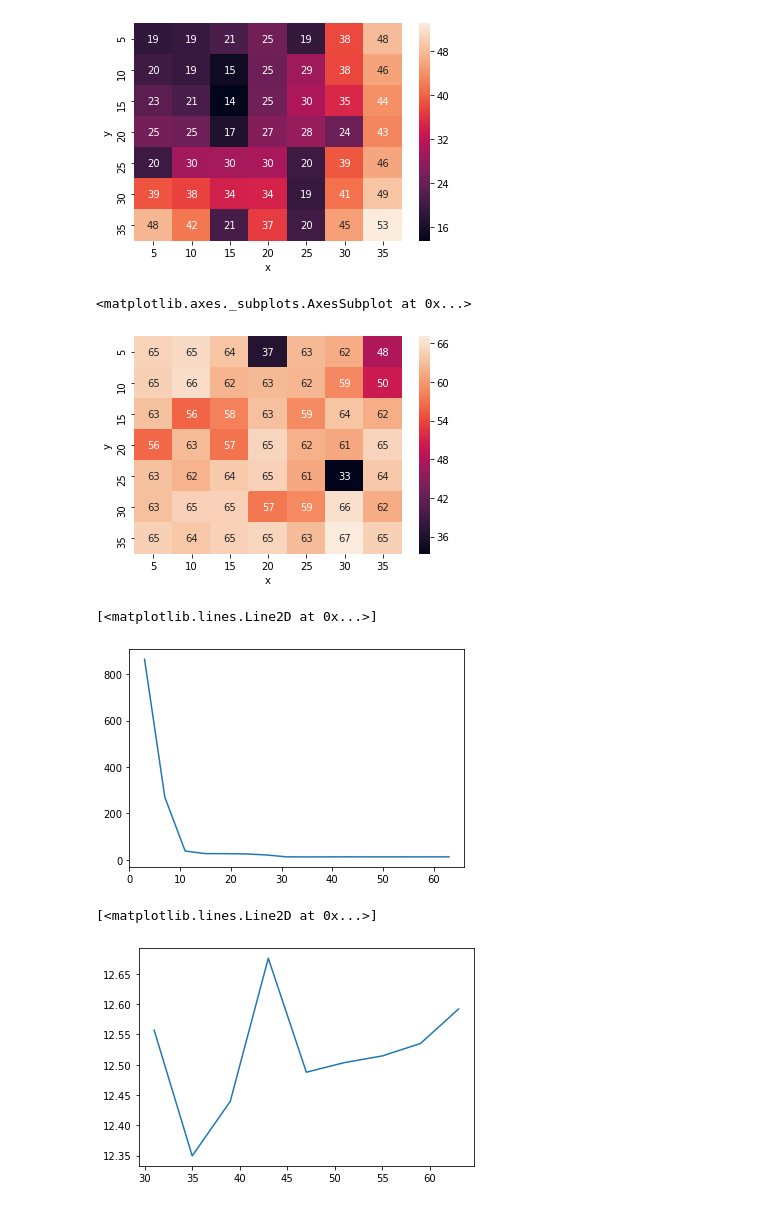
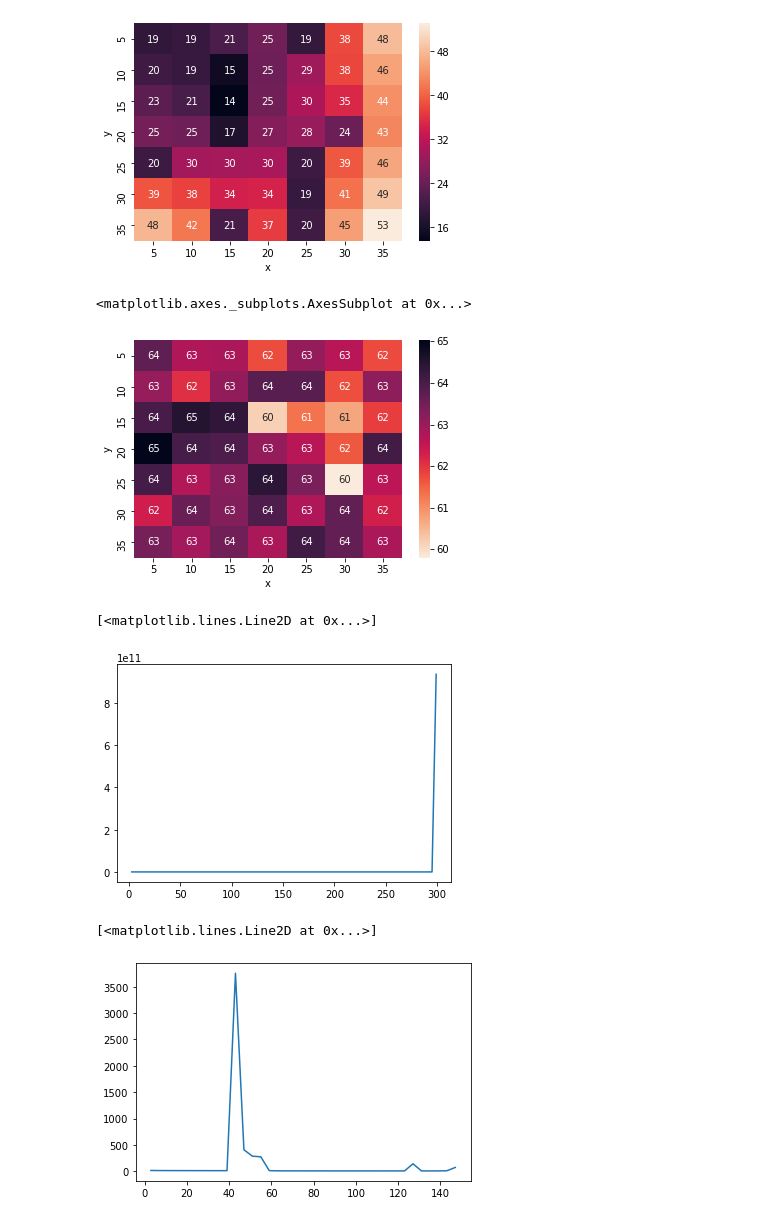
Before and after one commit to faaizT/CausalTwinAssessment, a Jupyter notebook: ELBO Analysis.ipynb, the cells around one changed output. Drawn from its saved outputs; the diff is of its cells as text; code cells hidden in the pictures.

```diff
--- a/ELBO Analysis.ipynb
+++ b/ELBO Analysis.ipynb
@@ -20,24 +21,24 @@ sns.heatmap(loss_smooth, vmax=loss_smooth.values.max(), vmin=loss_smooth.values.
 <matplotlib.axes._subplots.AxesSubplot at 0x...>
 [figure]
 # %%
-policy_acc = pd.read_csv("/data/localhost/taufiq/simple-model-2/accuracy.csv")
-policy_acc = policy_acc.pivot("y", "x", "policy accuracy")
-sns.heatmap(policy_acc, vmax=policy_acc.values.max(), vmin=policy_acc.values.min(), annot=True, fmt='.0f')
+policy_acc = pd.read_csv("/data/localhost/taufiq/model-wd-2/accuracy.csv")
+policy_acc = policy_acc.pivot_table(index="y", columns="x", values="policy accuracy", aggfunc=np.max)
+sns.heatmap(policy_acc, vmax=policy_acc.values.max(), vmin=policy_acc.values.min(), annot=True, fmt='.0f', cmap=sns.cm.rocket_r)
 # %% [output]
 <matplotlib.axes._subplots.AxesSubplot at 0x...>
-[figure, old version]
+[figure, new version]
 # %%
 import matplotlib.pyplot as plt
-valid_losses = pd.read_csv("/data/localhost/taufiq/simple-model-2/validation-loss-15-20.csv")
+valid_losses = pd.read_csv("/data/localhost/taufiq/model-dry-run/validation-loss-20-20.csv")
 plt.plot(valid_losses['Epochs'], valid_losses['Test Loss'])
 # %% [output]
 [<matplotlib.lines.Line2D at 0x...>]
-[figure, old version]
+[figure, new version]
 # %%
-valid_losses = valid_losses[valid_losses['Epochs'] > 30]
+valid_losses = valid_losses[valid_losses['Epochs'] < 150]
 plt.plot(valid_losses['Epochs'], valid_losses['Test Loss'])
 # %% [output]
 [<matplotlib.lines.Line2D at 0x...>]
-[figure, old version]
+[figure, new version]
 # %%
 import matplotlib.pyplot as plt
```
Also changed, not shown: parts of 4 cells of this notebook, 1 other file.
